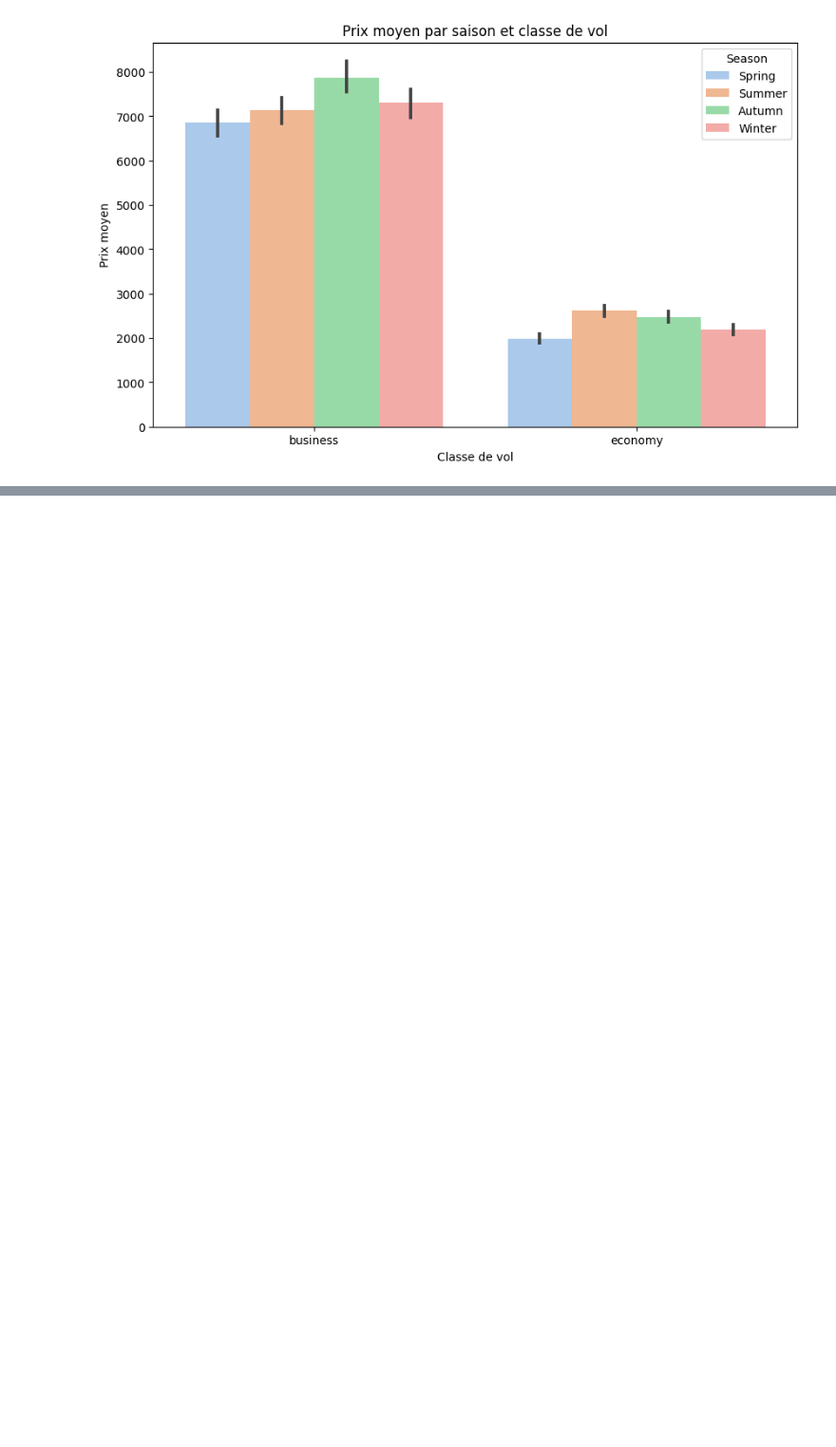
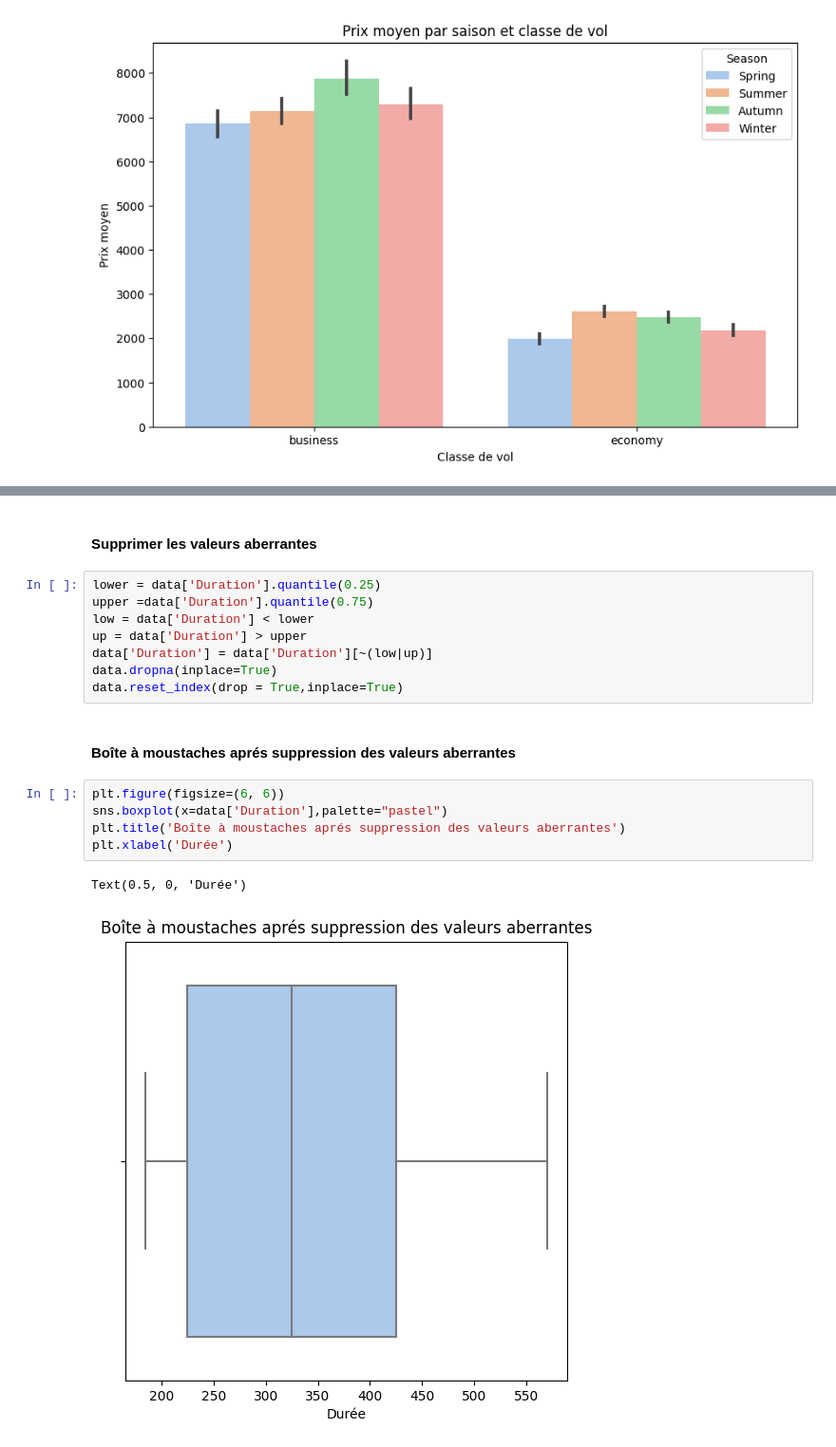
Before and after one commit to aarbatfarah1/flight-price-prediction, a Jupyter notebook: notebooks/Exploratory_Data_Analysis.ipynb, the cells around one changed output, grey strips where cells are left out. Shown at 95% size. Saved outputs shown, nothing was run; the diff lists cells and outputs as text; blank space fills up the shorter version.

```diff
--- a/notebooks/Exploratory_Data_Analysis.ipynb
+++ b/notebooks/Exploratory_Data_Analysis.ipynb
@@ -88,0 +131,20 @@ plt.show()
+# %% [markdown]
+#### Supprimer les valeurs aberrantes
+# %%
+lower = data['Duration'].quantile(0.25)
+upper =data['Duration'].quantile(0.75)
+low = data['Duration'] < lower
+up = data['Duration'] > upper
+data['Duration'] = data['Duration'][~(low|up)]
+data.dropna(inplace=True)
+data.reset_index(drop = True,inplace=True)
+# %% [markdown]
+#### Boîte à moustaches aprés suppression des valeurs aberrantes
+# %%
+plt.figure(figsize=(6, 6))
+sns.boxplot(x=data['Duration'],palette="pastel")
+plt.title('Boîte à moustaches aprés suppression des valeurs aberrantes')
+plt.xlabel('Durée')
+# %% [output]
+Text(0.5, 0, 'Durée')
+[figure, added]
```
Also changed, not shown: parts of 14 cells of this notebook, 2 other files.
